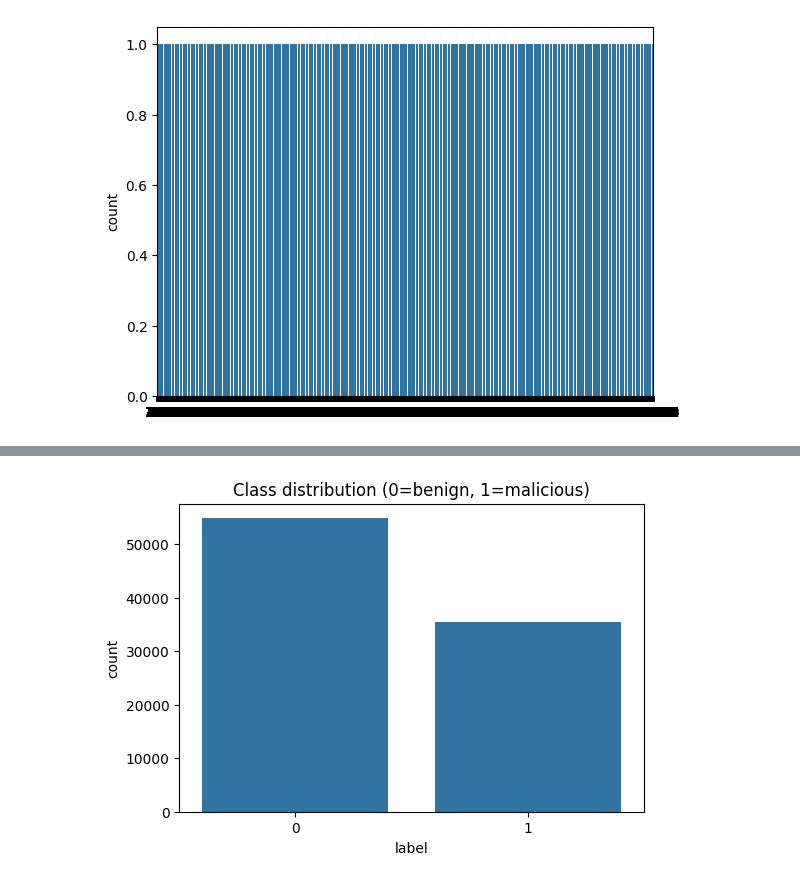
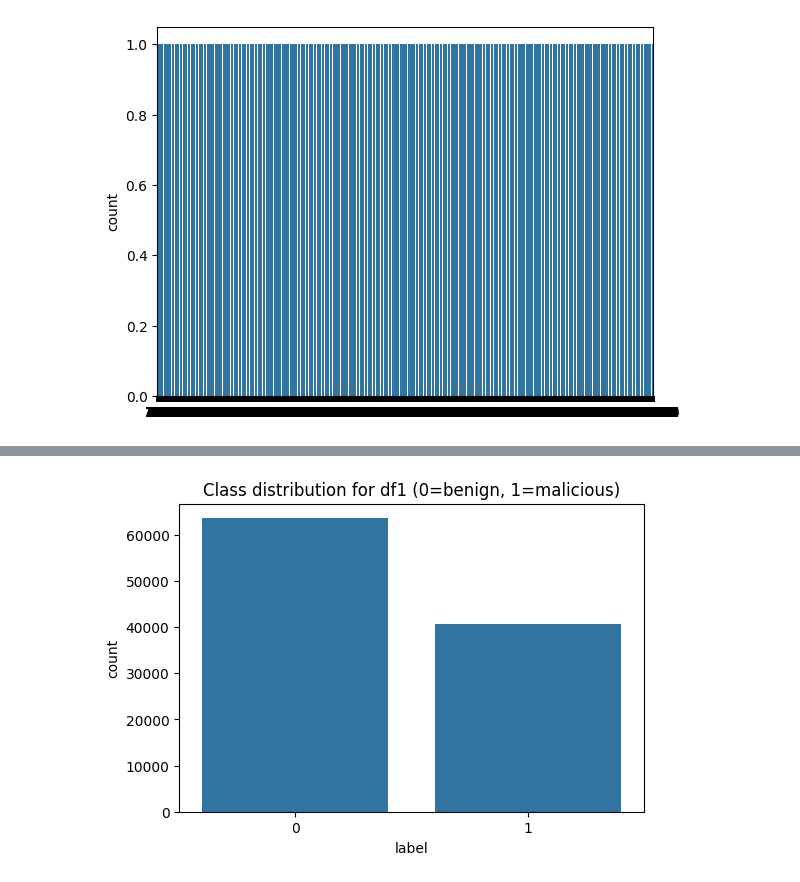
Before and after one commit to DatNguyenPT/sdn-ids, a Jupyter notebook: DDoS_SDN by Aiken Kazin/data.ipynb, the cells around one changed output, grey strips where cells are left out. Saved outputs shown, nothing was run; the diff lists cells and outputs as text; code cells hidden in the pictures.

```diff
--- a/DDoS_SDN by Aiken Kazin/data.ipynb
+++ b/DDoS_SDN by Aiken Kazin/data.ipynb
@@ -56,3 +56,6 @@ sns.countplot(data.label)
 # %% [output]
 <Axes: ylabel='count'>
 [figure]
+# %%
+df1 = data.copy() # Keep original
+df2 = data.copy() # Smote
@@ -105,24 +153,2 @@ label            0
 dtype: int64
-# %%
-def process_col(df):
-    # Fill numeric with median
-    num_cols = df.select_dtypes(include=['number']).columns
-    df[num_cols] = df[num_cols].fillna(df[num_cols].median())
-
-    # Fill object (string/categorical) with mode
-    obj_cols = df.select_dtypes(include=['object']).columns
-    df[obj_cols] = df[obj_cols].fillna(df[obj_cols].mode().iloc[0])
-    set(num_cols) - set(df.columns)
-
-    df['duration_sec'] = df['dur'] + df['dur_nsec'] / 1e9
-    # Convert to numeric
-    num_cols = ['pktcount', 'bytecount', 'duration_sec', 'flows', 'packetins',
-                'pktperflow', 'byteperflow', 'pktrate', 'tx_bytes', 'rx_bytes',
-                'tx_kbps', 'rx_kbps', 'tot_kbps', 'port_no']
-    df[num_cols] = df[num_cols].apply(pd.to_numeric, errors='coerce')
-
-    # Fill missing values
-    df[num_cols] = df[num_cols].fillna(df[num_cols].median())
-    return df
-df = process_col(df)
 # %%
@@ -181,0 +263,2 @@ df = normalization(df)
+# %%
+df1 = normalization(df1)
@@ -234,7 +306,7 @@ Name: count, dtype: int64
 # %%
 plt.figure(figsize=(6,4))
-sns.countplot(x='label', data=df)
-plt.title("Class distribution (0=benign, 1=malicious)")
+sns.countplot(x='label', data=df1)
+plt.title("Class distribution for df1 (0=benign, 1=malicious)")
 plt.show()
 # %% [output]
-[figure, old version]
+[figure, new version]
```
Also changed, not shown: parts of 51 cells of this notebook, 9 other files.
